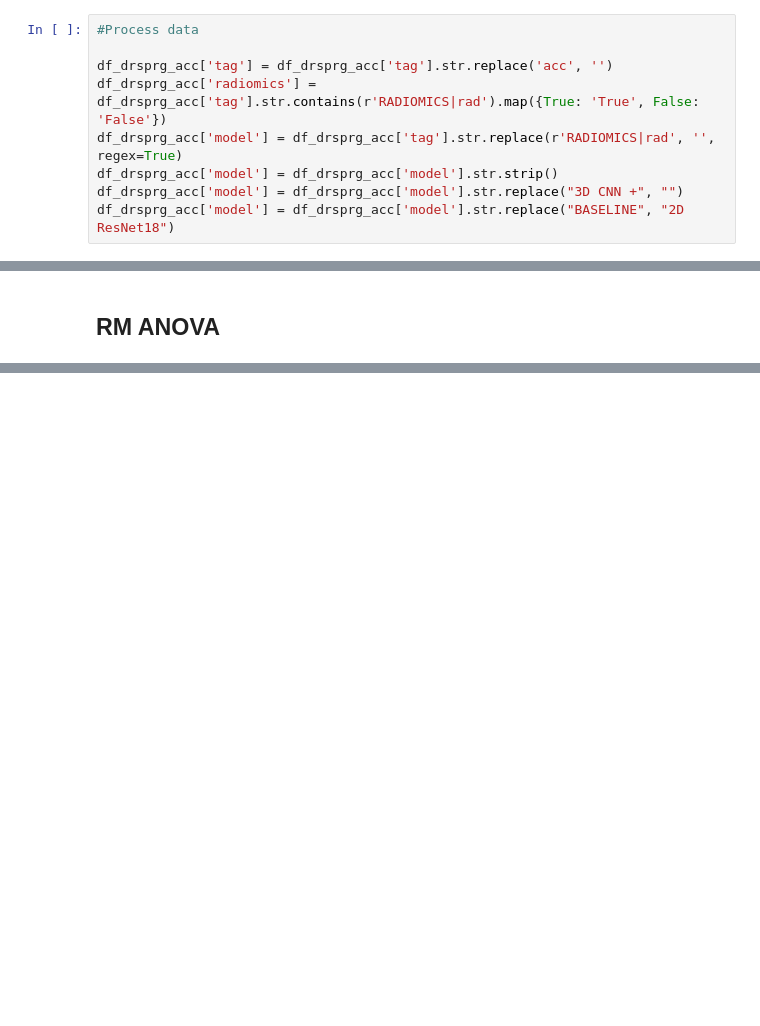
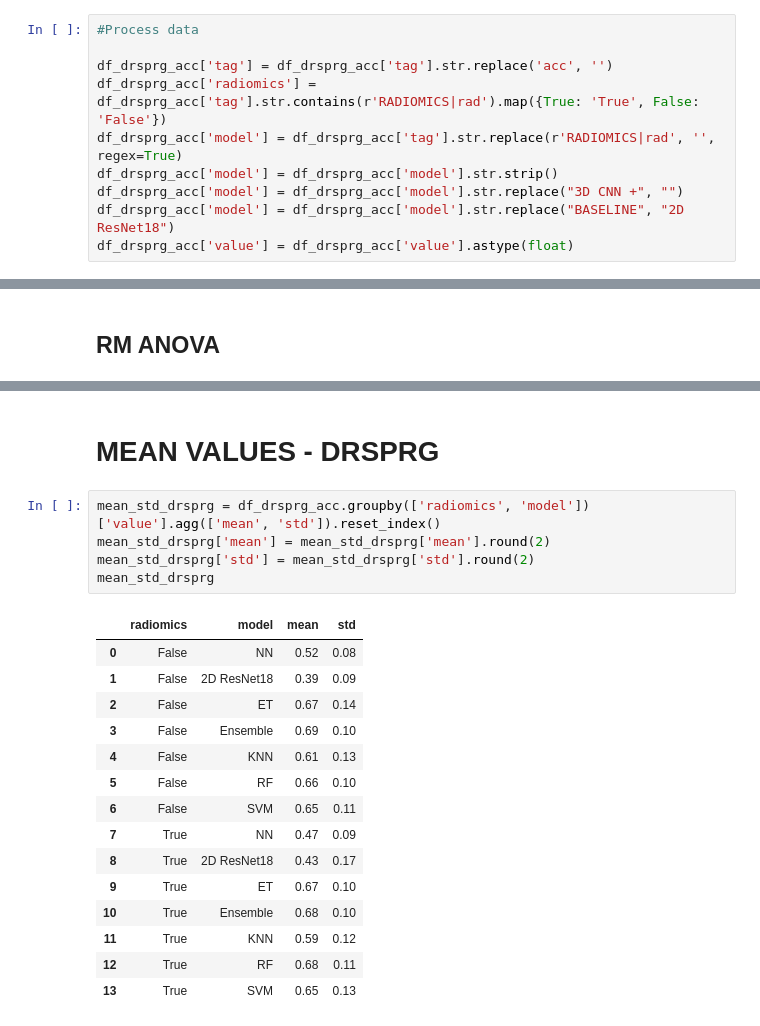
Before and after one commit to erik-tt/AI_kidney_diagnosis_assistant, a Jupyter notebook: ML/classification/results/plots.ipynb, the cells around one changed output, grey strips where cells are left out. Drawn from its saved outputs; the diff is of its cells as text; blank space fills up the shorter version.

```diff
--- a/ML/classification/results/plots.ipynb
+++ b/ML/classification/results/plots.ipynb
@@ -36,6 +44,7 @@ df_drsprg_acc['model'] = df_drsprg_acc['tag'].str.replace(r'RADIOMICS|rad', '',
 df_drsprg_acc['model'] = df_drsprg_acc['model'].str.strip()
 df_drsprg_acc['model'] = df_drsprg_acc['model'].str.replace("3D CNN +", "")
 df_drsprg_acc['model'] = df_drsprg_acc['model'].str.replace("BASELINE", "2D ResNet18")
+df_drsprg_acc['value'] = df_drsprg_acc['value'].astype(float)
 # %%
 fig = plt.figure(figsize=(8, 5))
 
@@ -201,0 +295,23 @@ bonferroni
+# %% [markdown]
+# MEAN VALUES - DRSPRG
+# %%
+mean_std_drsprg = df_drsprg_acc.groupby(['radiomics', 'model'])['value'].agg(['mean', 'std']).reset_index()
+mean_std_drsprg['mean'] = mean_std_drsprg['mean'].round(2)
+mean_std_drsprg['std'] = mean_std_drsprg['std'].round(2)
+mean_std_drsprg
+# %% [output]
+|  | radiomics | model | mean | std |
+| 0 | False | NN | 0.52 | 0.08 |
+| 1 | False | 2D ResNet18 | 0.39 | 0.09 |
+| 2 | False | ET | 0.67 | 0.14 |
+| 3 | False | Ensemble | 0.69 | 0.10 |
+| 4 | False | KNN | 0.61 | 0.13 |
+| 5 | False | RF | 0.66 | 0.10 |
+| 6 | False | SVM | 0.65 | 0.11 |
+| 7 | True | NN | 0.47 | 0.09 |
+| 8 | True | 2D ResNet18 | 0.43 | 0.17 |
+| 9 | True | ET | 0.67 | 0.10 |
+| 10 | True | Ensemble | 0.68 | 0.10 |
+| 11 | True | KNN | 0.59 | 0.12 |
+| 12 | True | RF | 0.68 | 0.11 |
+| 13 | True | SVM | 0.65 | 0.13 |
```
Also changed, not shown: parts of 23 cells of this notebook.
